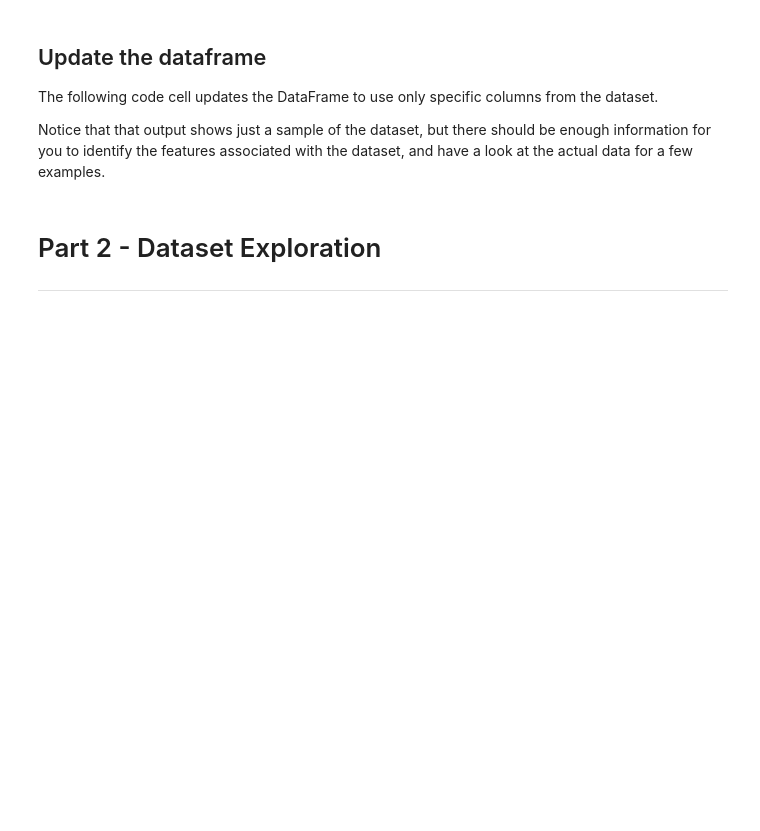
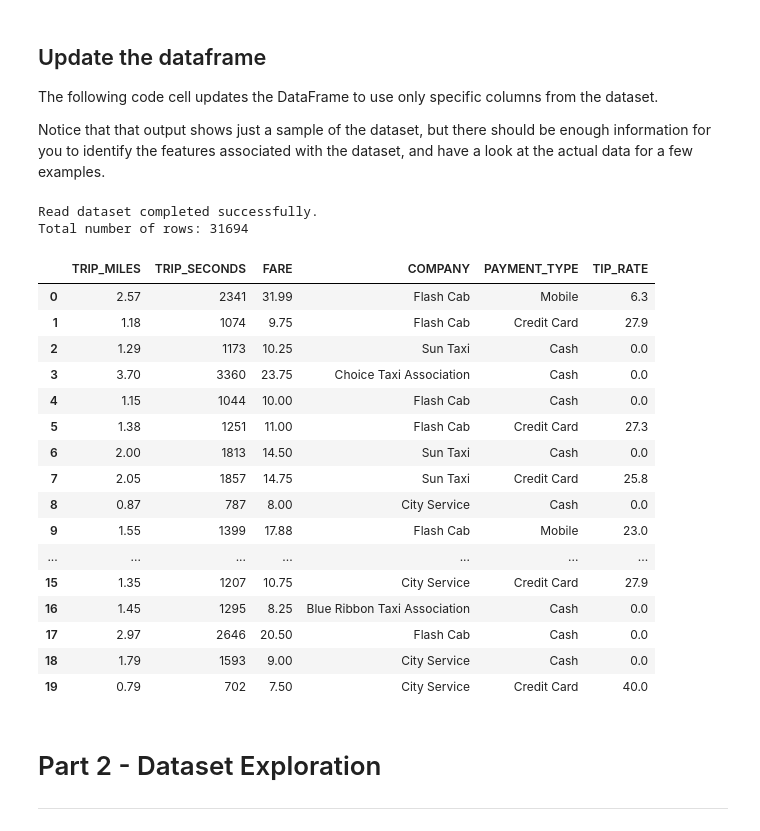
Before and after one commit to Makusu-dev/-Salon-Appointment-Scheduler, a Jupyter notebook: ml/cc/exercises/linear_regression_taxi.ipynb, the cells around one changed output. Saved outputs shown, nothing was run; the diff lists cells and outputs as text; code cells hidden in the pictures; blank space fills up the shorter version.

```diff
--- a/ml/cc/exercises/linear_regression_taxi.ipynb
+++ b/ml/cc/exercises/linear_regression_taxi.ipynb
@@ -89,12 +105,32 @@ Notice that that output shows just a sample of the dataset, but there should be
 # %%
 #@title Code - Read dataset
 
 # Updates dataframe to use specific columns.
 training_df = chicago_taxi_dataset.loc[:, ('TRIP_MILES', 'TRIP_SECONDS', 'FARE', 'COMPANY', 'PAYMENT_TYPE', 'TIP_RATE')]
 
 print('Read dataset completed successfully.')
 print('Total number of rows: {0}\n\n'.format(len(training_df.index)))
-training_df.head(200)
+training_df.head(20)
+# %% [output]
+Read dataset completed successfully.
+Total number of rows: 31694
+|  | TRIP_MILES | TRIP_SECONDS | FARE | COMPANY | PAYMENT_TYPE | TIP_RATE |
+| 0 | 2.57 | 2341 | 31.99 | Flash Cab | Mobile | 6.3 |
+| 1 | 1.18 | 1074 | 9.75 | Flash Cab | Credit Card | 27.9 |
+| 2 | 1.29 | 1173 | 10.25 | Sun Taxi | Cash | 0.0 |
+| 3 | 3.70 | 3360 | 23.75 | Choice Taxi Association | Cash | 0.0 |
+| 4 | 1.15 | 1044 | 10.00 | Flash Cab | Cash | 0.0 |
+| 5 | 1.38 | 1251 | 11.00 | Flash Cab | Credit Card | 27.3 |
+| 6 | 2.00 | 1813 | 14.50 | Sun Taxi | Cash | 0.0 |
+| 7 | 2.05 | 1857 | 14.75 | Sun Taxi | Credit Card | 25.8 |
+| 8 | 0.87 | 787 | 8.00 | City Service | Cash | 0.0 |
+| 9 | 1.55 | 1399 | 17.88 | Flash Cab | Mobile | 23.0 |
+| ... | ... | ... | ... | ... | ... | ... |
+| 15 | 1.35 | 1207 | 10.75 | City Service | Credit Card | 27.9 |
+| 16 | 1.45 | 1295 | 8.25 | Blue Ribbon Taxi Association | Cash | 0.0 |
+| 17 | 2.97 | 2646 | 20.50 | Flash Cab | Cash | 0.0 |
+| 18 | 1.79 | 1593 | 9.00 | City Service | Cash | 0.0 |
+| 19 | 0.79 | 702 | 7.50 | City Service | Credit Card | 40.0 |
 # %% [markdown]
 # Part 2 - Dataset Exploration
 
```
Also changed, not shown: parts of 15 cells of this notebook.
